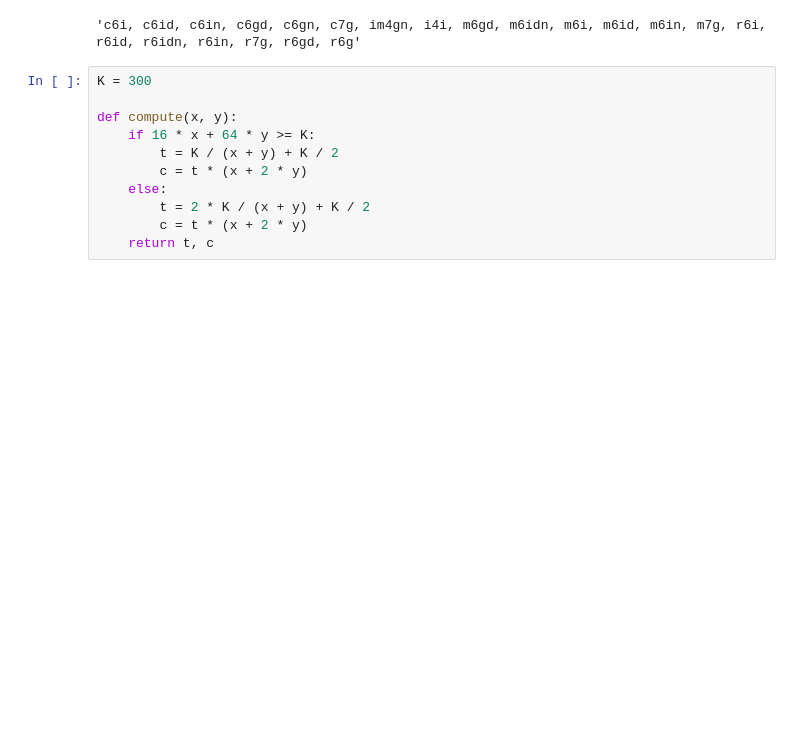
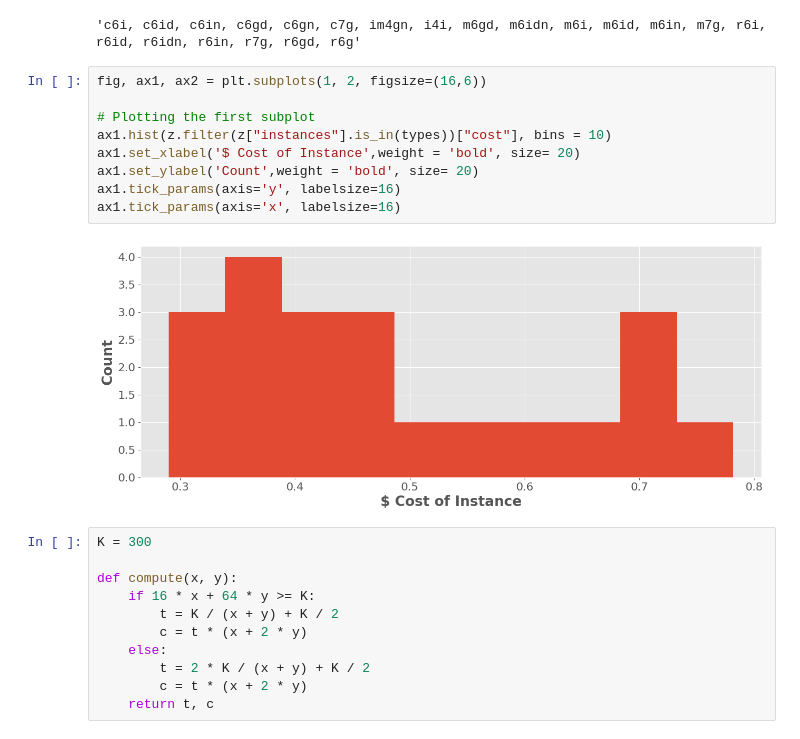
Before and after one commit to marsupialtail/cidr, a Jupyter notebook: Untitled.ipynb, the cells around one changed output. Saved outputs shown, nothing was run; the diff lists cells and outputs as text; blank space fills up the shorter version.

Commit message:
Add graphing for more data

```diff
--- a/Untitled.ipynb
+++ b/Untitled.ipynb
@@ -74,6 +74,17 @@ shape: (21, 9)
 ", ".join(types).replace(".2xlarge","")
 # %% [output]
 'c6i, c6id, c6in, c6gd, c6gn, c7g, im4gn, i4i, m6gd, m6idn, m6i, m6id, m6in, m7g, r6i, r6id, r6idn, r6in, r7g, r6gd, r6g'
+# %%
+fig, ax1, ax2 = plt.subplots(1, 2, figsize=(16,6))
+
+# Plotting the first subplot
+ax1.hist(z.filter(z["instances"].is_in(types))["cost"], bins = 10)
+ax1.set_xlabel('$ Cost of Instance',weight = 'bold', size= 20)
+ax1.set_ylabel('Count',weight = 'bold', size= 20)
+ax1.tick_params(axis='y', labelsize=16)
+ax1.tick_params(axis='x', labelsize=16)
+# %% [output]
+[figure, added]
 # %%
 K = 300
 
```
Also changed, not shown: parts of 12 cells of this notebook, 1 other file.
